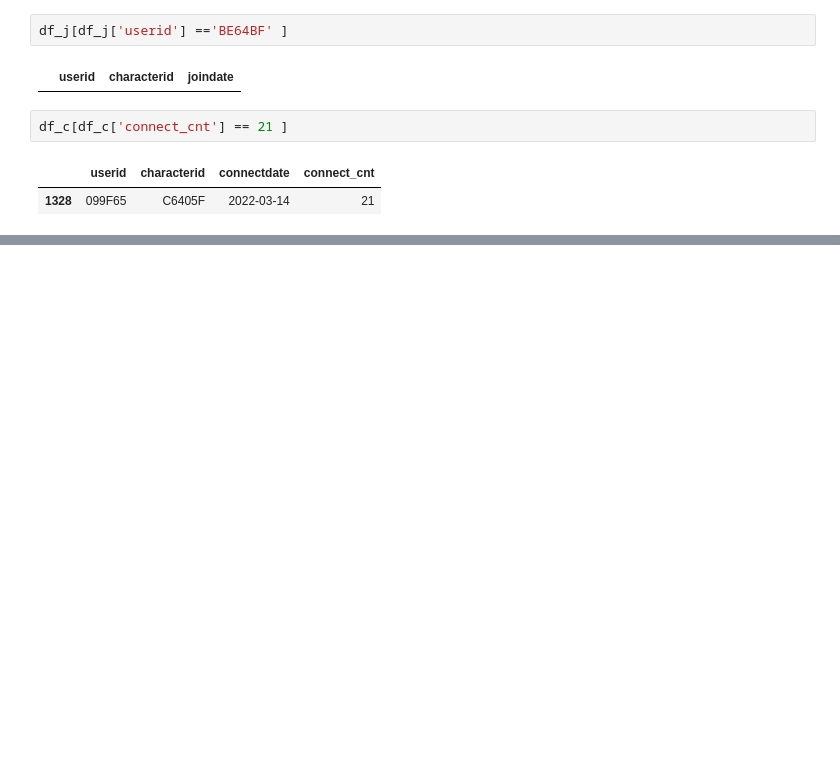
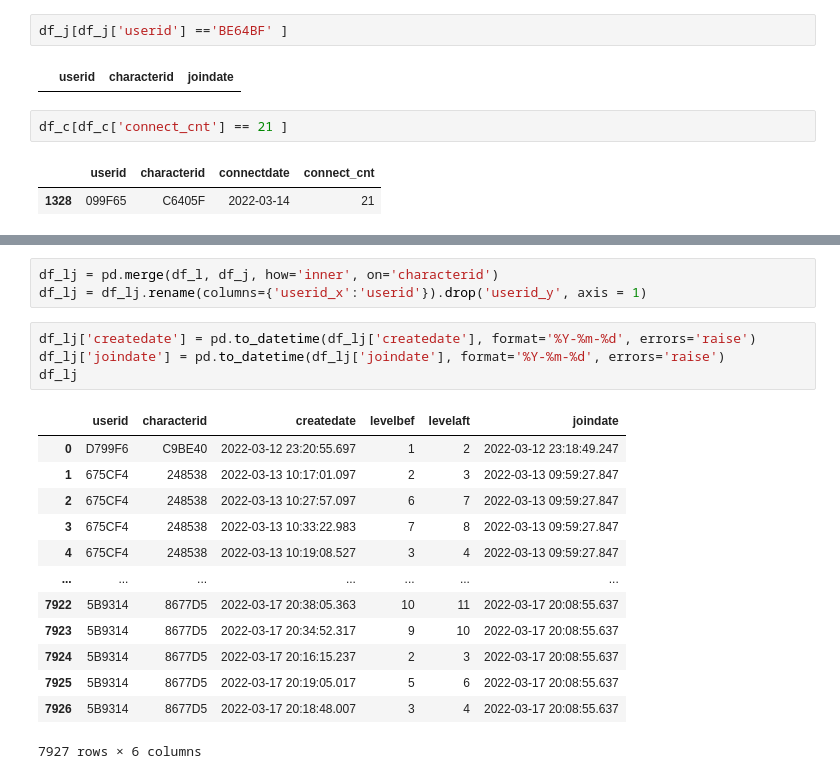
Before and after one commit to mqifjjfwiot/MS-AI-SCHOOL, a Jupyter notebook: InT.ipynb, the cells around one changed output, grey strips where cells are left out. Drawn from its saved outputs; the diff is of its cells as text; blank space fills up the shorter version.

```diff
--- a/InT.ipynb
+++ b/InT.ipynb
@@ -169,0 +198,21 @@ df_c[df_c['connect_cnt'] == 21 ]
+# %%
+df_lj = pd.merge(df_l, df_j, how='inner', on='characterid')
+df_lj = df_lj.rename(columns={'userid_x':'userid'}).drop('userid_y', axis = 1)
+# %%
+df_lj['createdate'] = pd.to_datetime(df_lj['createdate'], format='%Y-%m-%d', errors='raise')
+df_lj['joindate'] = pd.to_datetime(df_lj['joindate'], format='%Y-%m-%d', errors='raise')
+df_lj
+# %% [output]
+|  | userid | characterid | createdate | levelbef | levelaft | joindate |
+| 0 | D799F6 | C9BE40 | 2022-03-12 23:20:55.697 | 1 | 2 | 2022-03-12 23:18:49.247 |
+| 1 | 675CF4 | 248538 | 2022-03-13 10:17:01.097 | 2 | 3 | 2022-03-13 09:59:27.847 |
+| 2 | 675CF4 | 248538 | 2022-03-13 10:27:57.097 | 6 | 7 | 2022-03-13 09:59:27.847 |
+| 3 | 675CF4 | 248538 | 2022-03-13 10:33:22.983 | 7 | 8 | 2022-03-13 09:59:27.847 |
+| 4 | 675CF4 | 248538 | 2022-03-13 10:19:08.527 | 3 | 4 | 2022-03-13 09:59:27.847 |
+| ... | ... | ... | ... | ... | ... | ... |
+| 7922 | 5B9314 | 8677D5 | 2022-03-17 20:38:05.363 | 10 | 11 | 2022-03-17 20:08:55.637 |
+| 7923 | 5B9314 | 8677D5 | 2022-03-17 20:34:52.317 | 9 | 10 | 2022-03-17 20:08:55.637 |
+| 7924 | 5B9314 | 8677D5 | 2022-03-17 20:16:15.237 | 2 | 3 | 2022-03-17 20:08:55.637 |
+| 7925 | 5B9314 | 8677D5 | 2022-03-17 20:19:05.017 | 5 | 6 | 2022-03-17 20:08:55.637 |
+| 7926 | 5B9314 | 8677D5 | 2022-03-17 20:18:48.007 | 3 | 4 | 2022-03-17 20:08:55.637 |
+7927 rows × 6 columns
```
Also changed, not shown: parts of 18 cells of this notebook.
